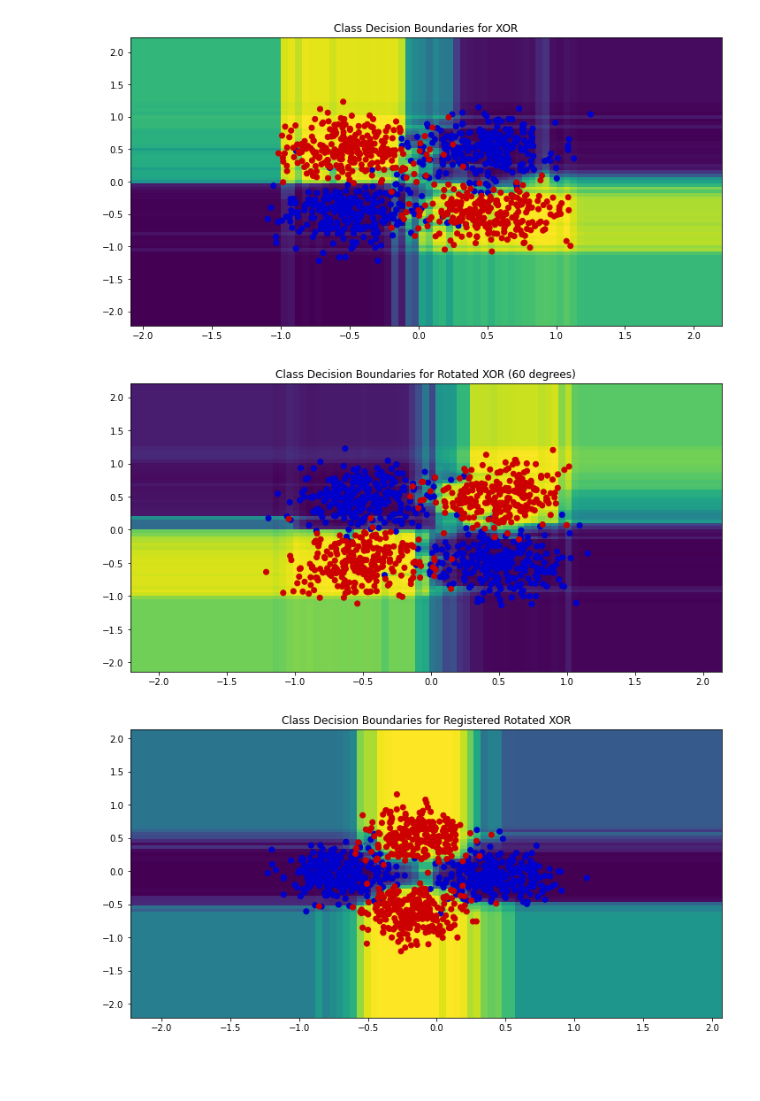
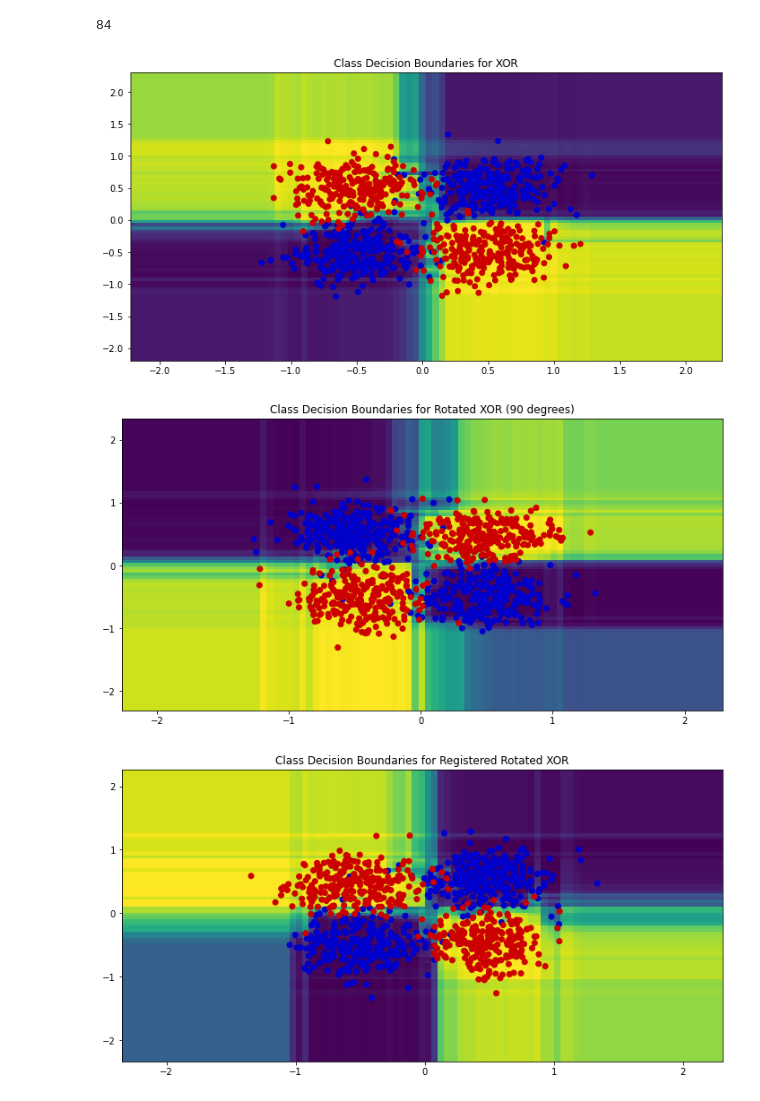
Before and after one commit to ykobaya9/ndd-links, a Jupyter notebook: Point_Set_DA.ipynb, the cells around one changed output. Cells and saved outputs as stored; diff of their text form; code cells hidden in the pictures; blank space fills up the shorter version.

```diff
--- a/Point_Set_DA.ipynb
+++ b/Point_Set_DA.ipynb
@@ -118,7 +135,7 @@ def best_fit_transform(A, B):
 
     return T, R, t
 # %%
-def icp(A, B, init_pose=None, max_iterations=200, tolerance=1e-26):
+def icp(A, B, y, init_pose=None, max_iterations=500, tolerance=1e-26):
     '''
     The Iterative Closest Point method: finds best-fit transform that maps points A on to points B
     Input:
@@ -152,7 +169,7 @@ def icp(A, B, init_pose=None, max_iterations=200, tolerance=1e-26):
 
     for i in range(max_iterations):
         # find the nearest neighbors between the current source and destination points
-        distances, indices = nearest_neighbor(src[:m,:].T, dst[:m,:].T)
+        distances, indices = nearest_neighbor(src[:m,:].T, dst[:m,:].T, y)
 
         # compute the transformation between the current source and nearest destination points
         T,_,_ = best_fit_transform(src[:m,:].T, dst[:m,indices].T)
@@ -166,6 +183,7 @@ def icp(A, B, init_pose=None, max_iterations=200, tolerance=1e-26):
             break
         prev_error = mean_error
 
+
     # calculate final transformation
     T,_,_ = best_fit_transform(A, src[:m,:].T)
 
@@ -195,30 +213,26 @@ grid2 = np.c_[xx2.ravel(), yy2.ravel()]
 
 #Grid Setup for XOR3
 h = 0.05
-x1y1 = x1[np.where(y1 == 1)[0]]
-x1y2 = x1[np.where(y1 == -1)[0]]
-x2y1 = x2[np.where(y1 == 1)[0]]
-x2y2 = x2[np.where(y1 == -1)[0]]
+#x1y1 = x1[np.where(y1 == 1)[0]]
+#x1y2 = x1[np.where(y1 == -1)[0]]
+#x2y1 = x2[np.where(y1 == 1)[0]]
+#x2y2 = x2[np.where(y1 == -1)[0]]
 
-#T_1, X3_1, i = icp(x2y1.copy(), x1y1.copy())
+#T_1, X3_1, i = icp(x2y1.copy(), x1y1.copy(), y1[np.where(y1 == 1)[0]])
 #X3_1 = X3_1.T[:,0:2]
-#T_2, X3_2, i = icp(x2y2.copy(), x1y2.copy())
+#T_2, X3_2, i = icp(x2y2.copy(), x1y2.copy(), y1[np.where(y1 == -1)[0]])
 #X3_2 = X3_2.T[:,0:2]
+#T_mean = (T_1+T_2) / 2
 
-#X3 = np.concatenate((X3_1, X3_2), axis=0)
+T, X_3, i = icp(x2.copy(), x1.copy(), y2.copy())
+X3 = X_3.T[:,0:2]
+print(i)
+#m = x2.shape[1]
+#src = np.ones((m+1,x2.shape[0]))
+#src[:m,:] = np.copy(x2.T)
+#src = np.dot(T_mean, src)
 
-T_1, X3_1, i = icp(x2y1.copy(), x1y1.copy())
-X3_1 = X3_1.T[:,0:2]
-T_2, X3_2, i = icp(x2y2.copy(), x1y2.copy())
-X3_2 = X3_2.T[:,0:2]
-T_mean = (T_1+T_2) / 2
-
-m = x2.shape[1]
-src = np.ones((m+1,x2.shape[0]))
-src[:m,:] = np.copy(x2.T)
-src = np.dot(T_mean, src)
-
-X3 = src.T[:,0:2]
+#X3 = src.T[:,0:2]
 
 Y3 = y2.copy()
 x3_min, x3_max = X3[:,0].min()-1, X3[:,0].max()+1
@@ -239,34 +253,36 @@ ZZ2 = ZZ2.reshape(xx2.shape)
 clf = RandomForestClassifier(n_estimators=500, max_depth=20)
 ZZ3 = clf.fit(X3,Y3).predict_proba(grid3)[:,0]
 ZZ3 = ZZ3.reshape(xx3.shape)
+# %% [output]
+84
 # %%
 #Plot the decision boundary for XOR1
 plt.figure(figsize=(12,6));
 plt.pcolormesh(xx1, yy1, ZZ1);
 plt.scatter(X1[:,0], X1[:,1], c=y1, cmap=cmap_bold);
 plt.xlim(xx1.min(), xx1.max());
 plt.ylim(yy1.min(), yy1.max());
 plt.title('Class Decision Boundaries for XOR');
 
 #Plot the decision boundary for XOR2
 plt.figure(figsize=(12,6));
 plt.pcolormesh(xx2, yy2, ZZ2);
 plt.scatter(X2[:,0], X2[:,1], c=y2, cmap=cmap_bold);
 plt.xlim(xx2.min(), xx2.max());
 plt.ylim(yy2.min(), yy2.max());
-plt.title('Class Decision Boundaries for Rotated XOR (60 degrees)');
+plt.title('Class Decision Boundaries for Rotated XOR (90 degrees)');
 
 #Plot the decision boundary for XOR3
 plt.figure(figsize=(12,6));
 plt.pcolormesh(xx3, yy3, ZZ3);
 plt.scatter(X3[:,0], X3[:,1], c=y2, cmap=cmap_bold);
 plt.xlim(xx3.min(), xx3.max());
 plt.ylim(yy3.min(), yy3.max());
 plt.title('Class Decision Boundaries for Registered Rotated XOR');
 # %% [output]
-[figure, old version]
+[figure, new version]
-[figure, old version]
+[figure, new version]
-[figure, old version]
+[figure, new version]
 # %%
 def LF_experiment(x1, y1, x2, y2, ntrees, acorn=None):
 
```
Also changed, not shown: parts of 3 cells of this notebook.
